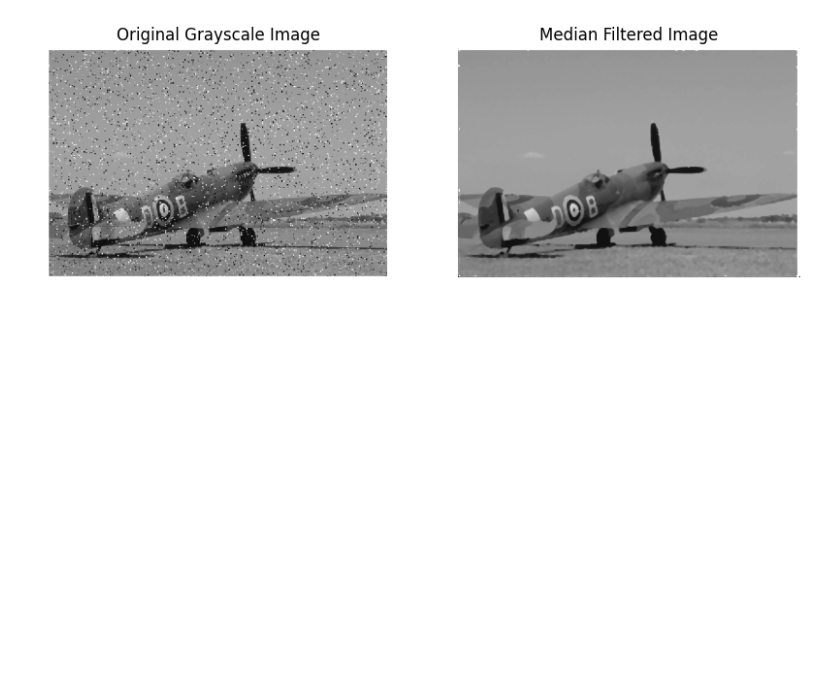
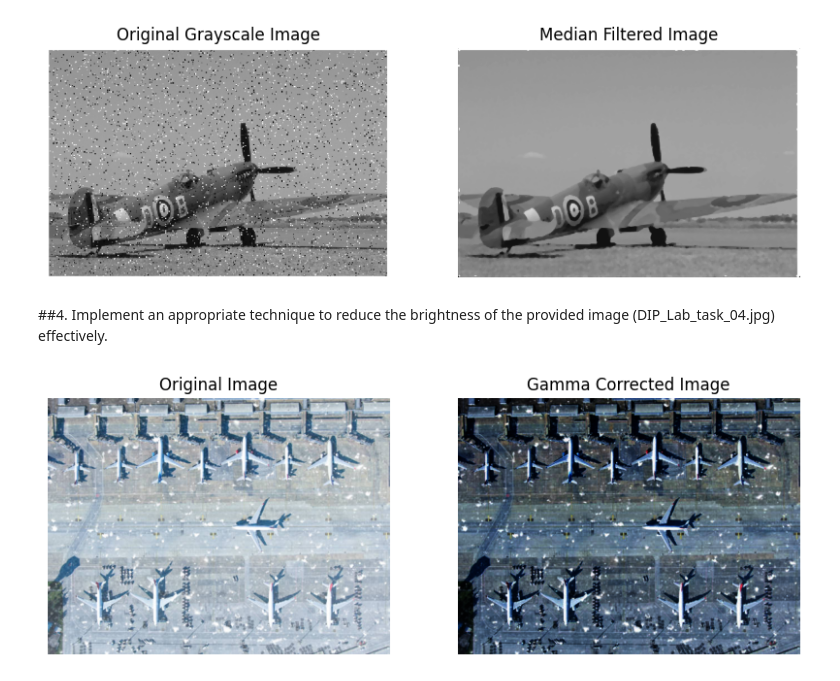
Before and after one commit to mehadishakil/DIP-Lab-Final-2024, a Jupyter notebook: DIP_Lab_Final_2024.ipynb, the cells around one changed output. Drawn from its saved outputs; the diff is of its cells as text; code cells hidden in the pictures; blank space fills up the shorter version.

Commit message:
Completed Task-4 (implemented an appropriate technique (gamma correction)  to reduce the brightness of the provided image (DIP_Lab_task_04.jpg) effectively).

```diff
--- a/DIP_Lab_Final_2024.ipynb
+++ b/DIP_Lab_Final_2024.ipynb
@@ -142,3 +141,28 @@ ax[1].axis('off')
 plt.show()
 # %% [output]
 [figure]
+# %% [markdown]
+##4. Implement an appropriate technique to reduce the brightness of the provided image (DIP_Lab_task_04.jpg) effectively.
+# %%
+image = cv2.imread('/content/drive/MyDrive/Assignment/DIP_Lab_task_04.jpg')
+
+def gamma_correction(image, gamma):
+    normalized_img = image / 255.0
+    gamma_corrected_img = np.power(normalized_img, gamma)
+    final_img = np.uint8(gamma_corrected_img * 255)
+    return final_img
+
+gamma_value = 3.5
+gamma_corrected_image = gamma_correction(image, gamma_value)
+
+fig, ax = plt.subplots(1, 2, figsize=(10, 5))
+
+ax[0].imshow(cv2.cvtColor(image, cv2.COLOR_BGR2RGB))
+ax[0].set_title('Original Image')
+ax[0].axis('off')
+ax[1].imshow(cv2.cvtColor(gamma_corrected_image, cv2.COLOR_BGR2RGB))
+ax[1].set_title('Gamma Corrected Image')
+ax[1].axis('off')
+plt.show()
+# %% [output]
+[figure, added]
```
Also changed, not shown: parts of 1 cell of this notebook.
